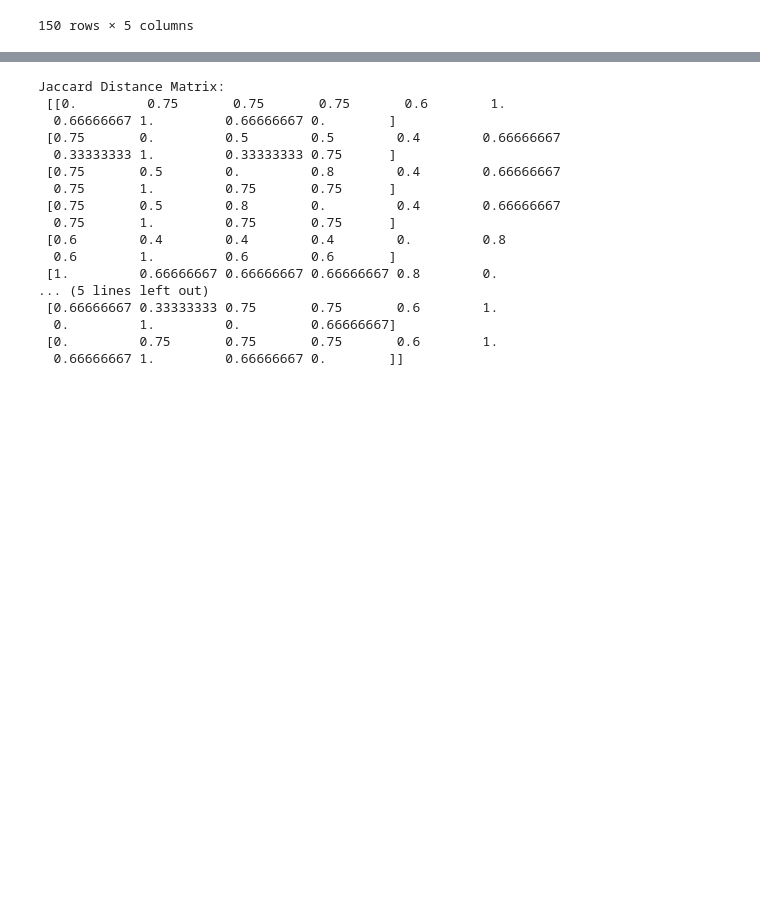
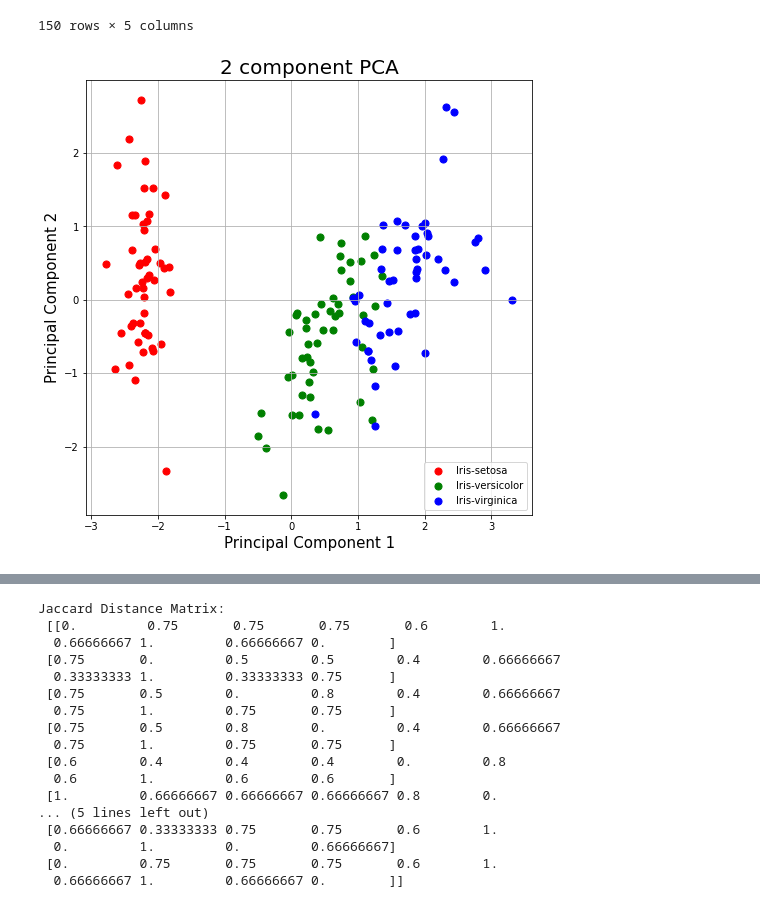
Before and after one commit to henrysun9074/fishics, a Jupyter notebook: demo/pca-tsne.ipynb, the cells around one changed output, grey strips where cells are left out. Drawn from its saved outputs; the diff is of its cells as text; code cells hidden in the pictures; blank space fills up the shorter version.

Commit message:
updated visualizations

```diff
--- a/demo/pca-tsne.ipynb
+++ b/demo/pca-tsne.ipynb
@@ -25,47 +25,49 @@ df
 from sklearn.preprocessing import StandardScaler
 import matplotlib.pyplot as plt
 
 features = ['sepal length', 'sepal width', 'petal length', 'petal width']
 
 # Separating out the features
 x = df.loc[:, features].values
 # Separating out the target
 y = df.loc[:,['target']].values
 # Standardizing the features
 x = StandardScaler().fit_transform(x)
 
 
 from sklearn.decomposition import PCA
 
 pca = PCA(n_components=2)
 principalComponents = pca.fit_transform(x)
 principalDf = pd.DataFrame(data = principalComponents
              , columns = ['principal component 1', 'principal component 2'])
 finalDf = pd.concat([principalDf, df[['target']]], axis = 1)
 
 filter_pca = finalDf.drop(['target'], axis=1)
 filter_pca
 
 #plot
-# fig = plt.figure(figsize = (8,8))
-# ax = fig.add_subplot(1,1,1)
-# ax.set_xlabel('Principal Component 1', fontsize = 15)
-# ax.set_ylabel('Principal Component 2', fontsize = 15)
-# ax.set_title('2 component PCA', fontsize = 20)
+fig = plt.figure(figsize = (8,8))
+ax = fig.add_subplot(1,1,1)
+ax.set_xlabel('Principal Component 1', fontsize = 15)
+ax.set_ylabel('Principal Component 2', fontsize = 15)
+ax.set_title('2 component PCA', fontsize = 20)
 
-# targets = ['Iris-setosa', 'Iris-versicolor', 'Iris-virginica']
-# colors = ['r', 'g', 'b']
-# for target, color in zip(targets,colors):
-#     indicesToKeep = finalDf['target'] == target
-#     ax.scatter(finalDf.loc[indicesToKeep, 'principal component 1']
-#                , finalDf.loc[indicesToKeep, 'principal component 2']
-#                , c = color
-#                , s = 50)
-# ax.legend(targets)
-# ax.grid()
+targets = ['Iris-setosa', 'Iris-versicolor', 'Iris-virginica']
+colors = ['r', 'g', 'b']
+for target, color in zip(targets,colors):
+    indicesToKeep = finalDf['target'] == target
+    ax.scatter(finalDf.loc[indicesToKeep, 'principal component 1']
+               , finalDf.loc[indicesToKeep, 'principal component 2']
+               , c = color
+               , s = 50)
+ax.legend(targets)
+ax.grid()
 
 
 #check performance: [variance in PC 1, variance in PC 2]
 # pca.explained_variance_ratio_
+# %% [output]
+[figure, added]
 # %%
 from sklearn.manifold import TSNE
```
Also changed, not shown: parts of 2 cells of this notebook.
